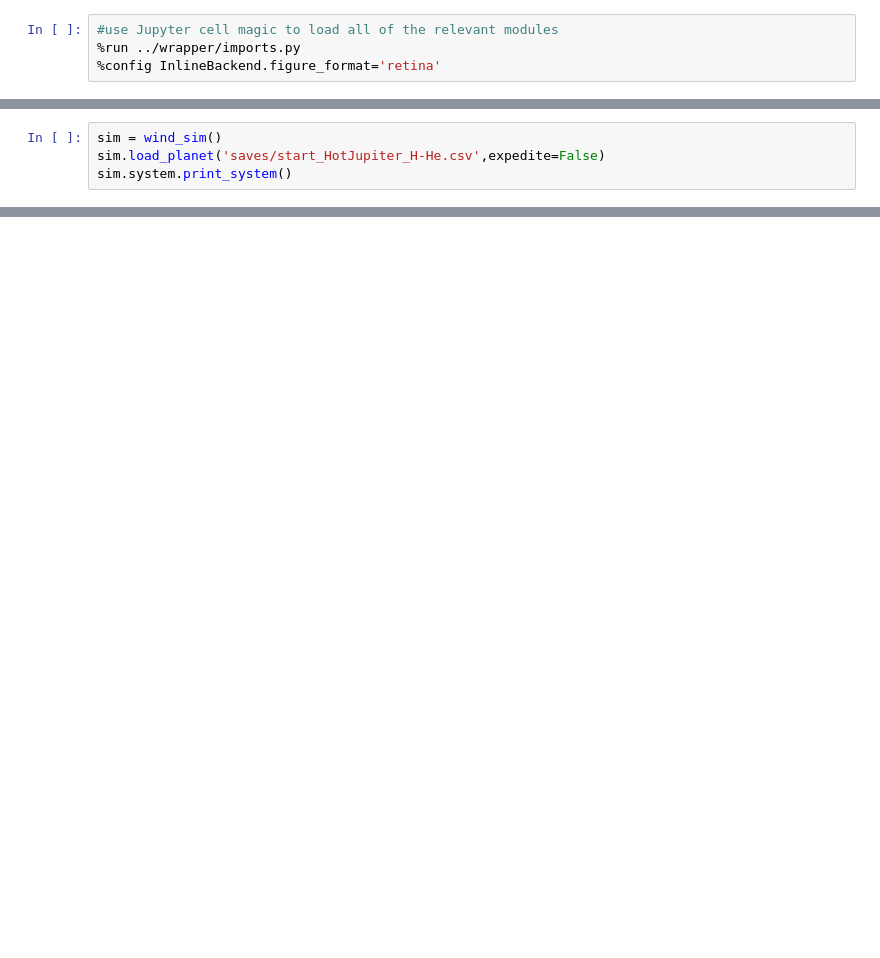
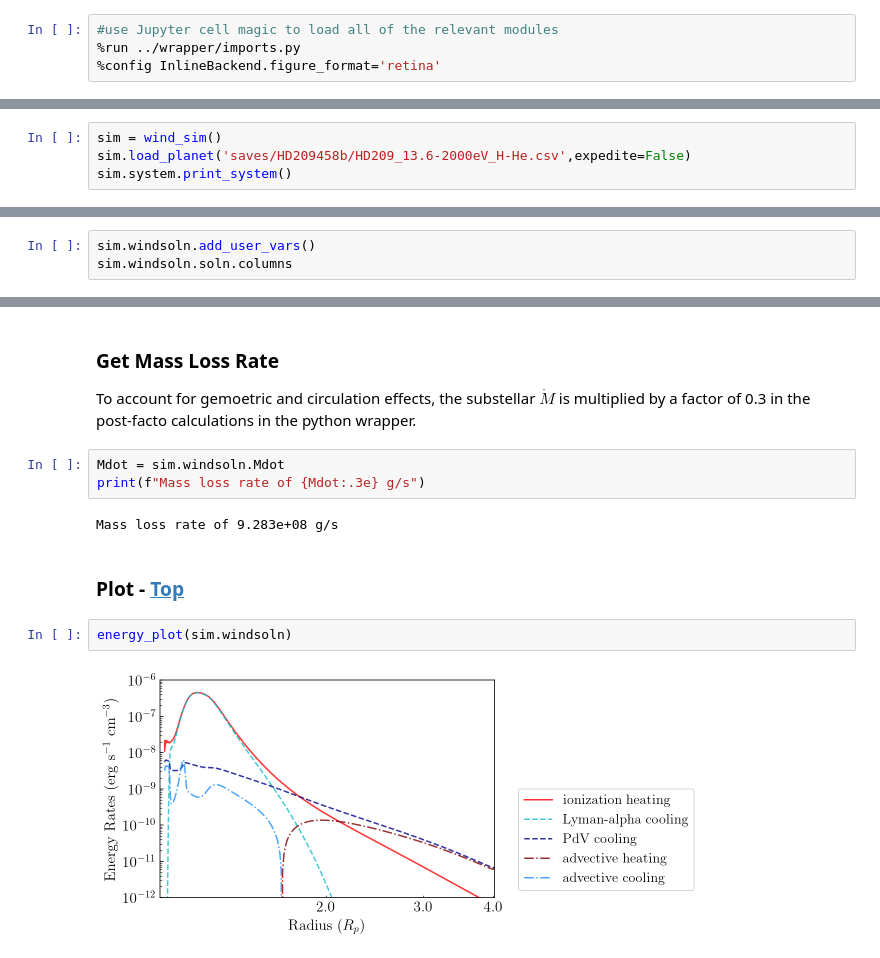
Before and after one commit to mibroome/wind-ae, a Jupyter notebook: Notebooks/Quickstart.ipynb, the cells around one changed output, grey strips where cells are left out. Saved outputs shown, nothing was run; the diff lists cells and outputs as text; blank space fills up the shorter version.

```diff
--- a/Notebooks/Quickstart.ipynb
+++ b/Notebooks/Quickstart.ipynb
@@ -8,5 +33,5 @@ Load initial guess from which the relaxation code will ramp to your desired para
 # %%
 sim = wind_sim()
-sim.load_planet('saves/start_HotJupiter_H-He.csv',expedite=False)
+sim.load_planet('saves/HD209458b/HD209_13.6-2000eV_H-He.csv',expedite=False)
 sim.system.print_system()
 # %% [output]
@@ -27,0 +108,3 @@ HD
+# %%
+sim.windsoln.add_user_vars()
+sim.windsoln.soln.columns
@@ -27,0 +124,14 @@ HD
+# %% [markdown]
+### Get Mass Loss Rate <a id='Mdot'></a>
+To account for gemoetric and circulation effects, the substellar $\dot{M}$ is multiplied by a factor of 0.3 in the post-facto calculations in the python wrapper.
+# %%
+Mdot = sim.windsoln.Mdot
+print(f"Mass loss rate of {Mdot:.3e} g/s")
+# %% [output]
+Mass loss rate of 9.283e+08 g/s
+# %% [markdown]
+### Plot <a id='plot'></a>        -         [Top](#top)
+# %%
+energy_plot(sim.windsoln)
+# %% [output]
+[figure, added]
```
Also changed, not shown: parts of 36 cells of this notebook, 24 other files.
